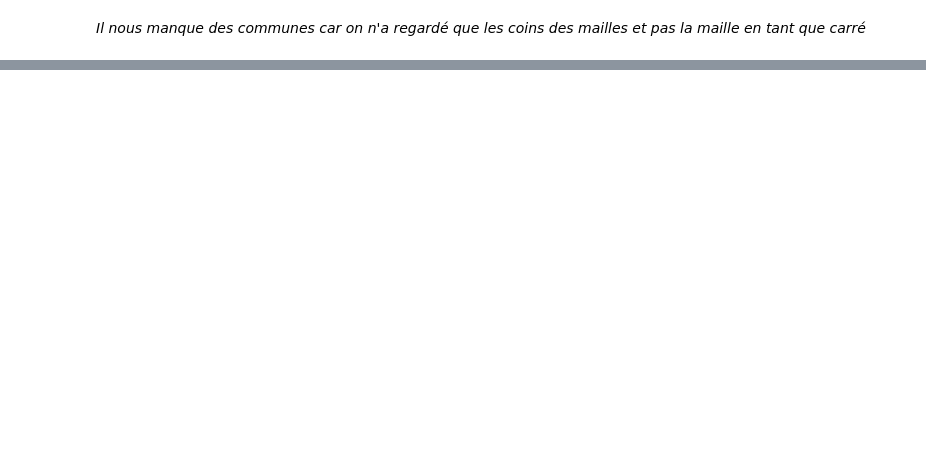
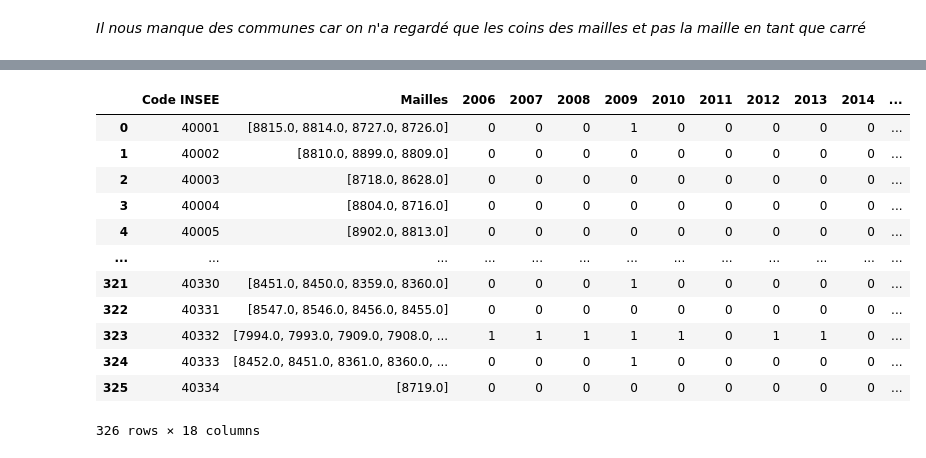
Before and after one commit to jjulietteschneider/Analyse-du-risque-des-feux-de-for-t, a Jupyter notebook: base ifm_communes.ipynb, the cells around one changed output, grey strips where cells are left out. Cells and saved outputs as stored; diff of their text form; code cells hidden in the pictures; blank space fills up the shorter version.

```diff
--- a/base ifm_communes.ipynb
+++ b/base ifm_communes.ipynb
@@ -588,0 +630,20 @@ idée, prendre des mailles autour, je pense qu'elles y sont mais ne sont pas loc
+# %%
+# Sélectionner toutes les colonnes sauf la première
+colonnes_a_fusionner = df.columns[0:]
+
+# Créer une nouvelle colonne contenant des listes des valeurs des colonnes à fusionner
+df['Mailles'] = df[colonnes_a_fusionner].apply(lambda x: x.tolist(), axis=1)
+
+# Supprimer les colonnes fusionnées
+df.drop(colonnes_a_fusionner, axis=1, inplace=True)
+
+# Utilisez une fonction lambda avec apply pour enlever les NaN de chaque liste
+df['Mailles'] = df['Mailles'].apply(lambda x: [val for val in x if pd.notna(val)])
+
+# Déplacer l'index dans une colonne à part entière avec un nom spécifié
+df.reset_index(inplace=True)
+
+df.rename(columns={'index': 'Code INSEE'}, inplace=True)
+
+# Afficher le DataFrame résultant
+df
@@ -588,0 +722,18 @@ idée, prendre des mailles autour, je pense qu'elles y sont mais ne sont pas loc
+# %%
+# Fusionnez les deux DataFrames sur la variable commune 'Code INSEE'
+testfeux = pd.merge(df, feux, on='Code INSEE', how='left')
+testfeux
+# %% [output]
+|  | Code INSEE | Mailles | 2006 | 2007 | 2008 | 2009 | 2010 | 2011 | 2012 | 2013 | 2014 | ... |
+| 0 | 40001 | [8815.0, 8814.0, 8727.0, 8726.0] | 0 | 0 | 0 | 1 | 0 | 0 | 0 | 0 | 0 | ... |
+| 1 | 40002 | [8810.0, 8899.0, 8809.0] | 0 | 0 | 0 | 0 | 0 | 0 | 0 | 0 | 0 | ... |
+| 2 | 40003 | [8718.0, 8628.0] | 0 | 0 | 0 | 0 | 0 | 0 | 0 | 0 | 0 | ... |
+| 3 | 40004 | [8804.0, 8716.0] | 0 | 0 | 0 | 0 | 0 | 0 | 0 | 0 | 0 | ... |
+| 4 | 40005 | [8902.0, 8813.0] | 0 | 0 | 0 | 0 | 0 | 0 | 0 | 0 | 0 | ... |
+| ... | ... | ... | ... | ... | ... | ... | ... | ... | ... | ... | ... | ... |
+| 321 | 40330 | [8451.0, 8450.0, 8359.0, 8360.0] | 0 | 0 | 0 | 1 | 0 | 0 | 0 | 0 | 0 | ... |
+| 322 | 40331 | [8547.0, 8546.0, 8456.0, 8455.0] | 0 | 0 | 0 | 0 | 0 | 0 | 0 | 0 | 0 | ... |
+| 323 | 40332 | [7994.0, 7993.0, 7909.0, 7908.0, ... | 1 | 1 | 1 | 1 | 1 | 0 | 1 | 1 | 0 | ... |
+| 324 | 40333 | [8452.0, 8451.0, 8361.0, 8360.0, ... | 0 | 0 | 0 | 1 | 0 | 0 | 0 | 0 | 0 | ... |
+| 325 | 40334 | [8719.0] | 0 | 0 | 0 | 0 | 0 | 0 | 0 | 0 | 0 | ... |
+326 rows × 18 columns
```
Also changed, not shown: parts of 27 cells of this notebook, 1 other file.
